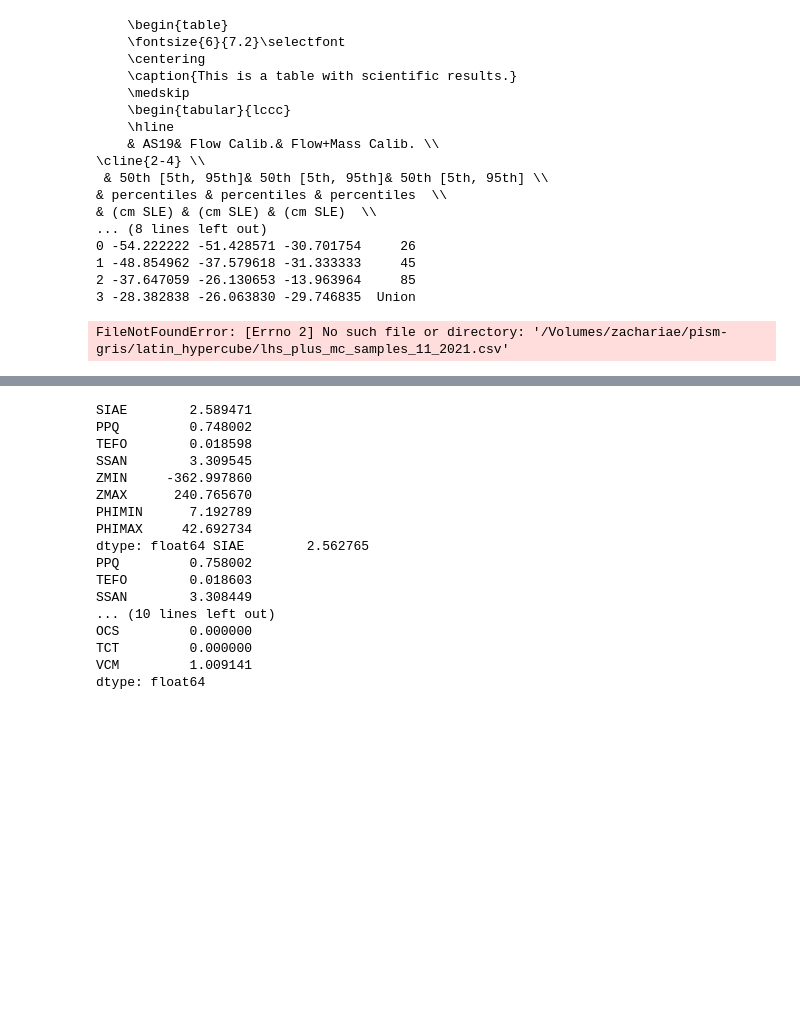
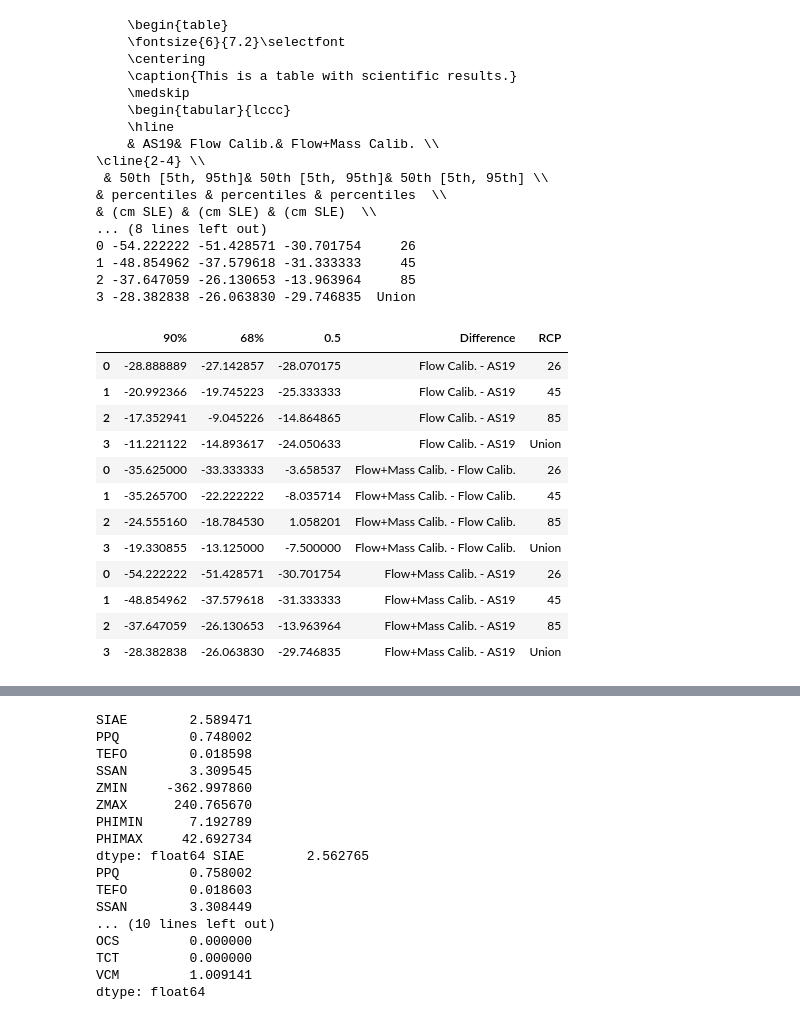
Before and after one commit to pism/pism-emulator, a Jupyter notebook: calibration/calibrate.ipynb, the cells around one changed output, grey strips where cells are left out. Drawn from its saved outputs; the diff is of its cells as text; code cells hidden in the pictures; blank space fills up the shorter version.

Commit message:
improved absolute and relative differences

```diff
--- a/calibration/calibrate.ipynb
+++ b/calibration/calibrate.ipynb
@@ -58,9 +58,47 @@ No artists with labels found to put in legend.  Note that artists whose label st
 # %%
 !open marginal_posteriors_all.pdf
 # %%
-run_samples = pd.read_csv("/Volumes/zachariae/pism-gris/latin_hypercube/lhs_plus_mc_samples_11_2021.csv")
+
+    q_abs_dfs = []
+    q_rel_dfs = []
+    for a, b in zip(["Flow Calib.", "Flow+Mass Calib.", "Flow+Mass Calib."], ["AS19", "Flow Calib.", "AS19"]):
+        q_abs = q_df[q_df["Ensemble"] == a][
+            ["90%", "68%", 0.5]
+        ].reset_index(drop=True) - q_df[q_df["Ensemble"] == b][
+            ["90%", "68%", 0.5]
+        ].reset_index(
+            drop=True
+        )
+
+        q_rel = (
+            q_abs
+            / q_df[q_df["Ensemble"] == b][["90%", "68%", 0.5]].reset_index(drop=True)
+            * 100
+        )
+
+        q_abs["Difference"] = f"{a} - {b}"
+        q_abs["RCP"] = rcpss
+        q_rel["Difference"] = f"{a} - {b}"
+        q_rel["RCP"] = rcpss
+        q_abs_dfs.append(q_abs)
+        q_rel_dfs.append(q_rel)
+
+    q_abs_df = pd.concat(q_abs_dfs)
+    q_rel_df = pd.concat(q_rel_dfs)
-# %% [output]
-FileNotFoundError: [Errno 2] No such file or directory: '/Volumes/zachariae/pism-gris/latin_hypercube/lhs_plus_mc_samples_11_2021.csv'
 # %%
-plt.axhline?
+q_rel_df
+# %% [output]
+|  | 90% | 68% | 0.5 | Difference | RCP |
+| 0 | -28.888889 | -27.142857 | -28.070175 | Flow Calib. - AS19 | 26 |
+| 1 | -20.992366 | -19.745223 | -25.333333 | Flow Calib. - AS19 | 45 |
+| 2 | -17.352941 | -9.045226 | -14.864865 | Flow Calib. - AS19 | 85 |
+| 3 | -11.221122 | -14.893617 | -24.050633 | Flow Calib. - AS19 | Union |
+| 0 | -35.625000 | -33.333333 | -3.658537 | Flow+Mass Calib. - Flow Calib. | 26 |
+| 1 | -35.265700 | -22.222222 | -8.035714 | Flow+Mass Calib. - Flow Calib. | 45 |
+| 2 | -24.555160 | -18.784530 | 1.058201 | Flow+Mass Calib. - Flow Calib. | 85 |
+| 3 | -19.330855 | -13.125000 | -7.500000 | Flow+Mass Calib. - Flow Calib. | Union |
+| 0 | -54.222222 | -51.428571 | -30.701754 | Flow+Mass Calib. - AS19 | 26 |
+| 1 | -48.854962 | -37.579618 | -31.333333 | Flow+Mass Calib. - AS19 | 45 |
+| 2 | -37.647059 | -26.130653 | -13.963964 | Flow+Mass Calib. - AS19 | 85 |
+| 3 | -28.382838 | -26.063830 | -29.746835 | Flow+Mass Calib. - AS19 | Union |
 # %%
```
Also changed, not shown: parts of 1 cell of this notebook, 1 other file.
